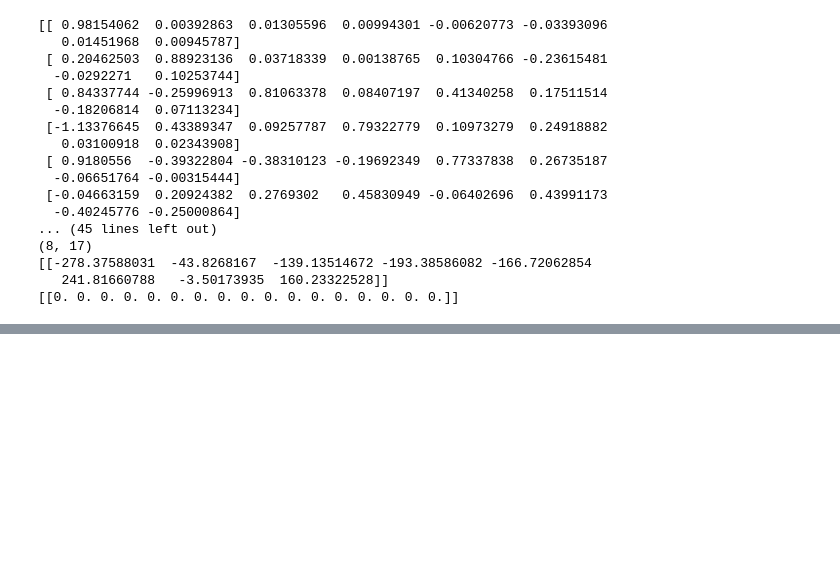
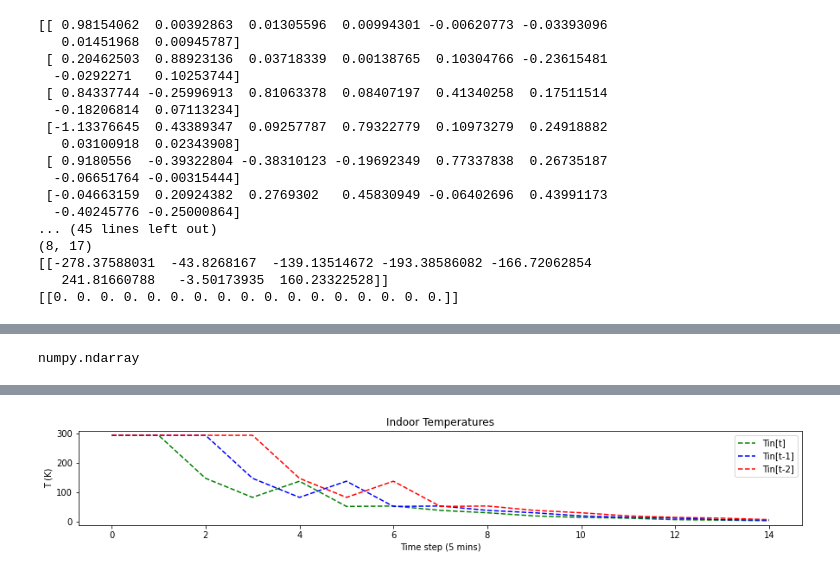
Before and after one commit to henze-research-group/MODRLC, a Jupyter notebook: examples/python/dompc/n4sidtesting.ipynb, the cells around one changed output, grey strips where cells are left out. Drawn from its saved outputs; the diff is of its cells as text; code cells hidden in the pictures; blank space fills up the shorter version.

Commit message:
analyzing results.

```diff
--- a/examples/python/dompc/n4sidtesting.ipynb
+++ b/examples/python/dompc/n4sidtesting.ipynb
@@ -59,0 +97,67 @@ display(y_modeled)
+# %%
+# parse some of the results!
+# -- 003 is the statefeedback.
+results_file = Path('.').resolve() / 'results' / '003_som3.pkl'
+if p.exists():
+    with open(results_file, 'rb') as f:
+        results = pickle.load(f)
+
+variables = results['mpc'].result_queries
+print(f"{'Type':>11}{'Name':>20}")
+print(f"{'----':>11}{'----':>20}")
+for v in variables['ind']:
+    if len(v) > 2:
+        continue
+    print(f"{v[0]:>10}:{v[1]:>20}")
+display(results['mpc'].data_fields)
+display(results['mpc']['_x'].__class__)
+
+
+# tvp indexes
+t_dry_bulb_index = 0
+glo_hor_index = 1
+occ_ratio_index = 2
+t_setpoint_low_index = 3
+t_setpoint_high_index = 4
+elec_cost_index = 5
+
+# x indexes
+x_0_index = 0
+x_1_index = 1
+x_2_index = 2
+t_indoor_index = 3
+t_indoor_prev_index = 4
+t_indoor_prev_prev_index = 5
+
+# u indexes
+t_heat_setpoint_index = 0
+t_cool_setpoint_index = 1
+heating_power_index = 2
+cooling_power_index = 3
+
+# TODO -- deal with time
+# print(results['mpc']['_time'])
+
+max_t = 15
+fig, ax = plt.subplots(figsize=(15, 2))
+plt.plot(results['mpc']['_x', 't_indoor'][:max_t], 'g--', label="Tin[t]")
+plt.plot(results['mpc']['_x', 't_indoor_1'][:max_t], 'b--', label="Tin[t-1]")
+plt.plot(results['mpc']['_x', 't_indoor_2'][:max_t], 'r--', label="Tin[t-2]")
+# plt.plot(results['mpc']['_tvp', 'TSetpoint_Upper'][:max_t], label="TUpper")
+# plt.plot(results['mpc']['_tvp', 'TSetpoint_Lower'][:max_t], label="Tlower")
+
+# plt.plot(index, row['EMA26'], marker='o', markersize=5, color="darkred")
+# plt.axvline(x=index, linewidth=2, color='r')
+
+plt.title('Indoor Temperatures')
+plt.xlabel('Time step (5 mins)')
+plt.ylabel('T (K)')
+plt.legend()
+
+# test the y_meas calculation
+
+
+# display(results['mpc'].keys())
+
+dir(results['mpc'].result_queries)
+# %% [output]
@@ -59,0 +196 @@ display(y_modeled)
+numpy.ndarray
@@ -59,0 +214 @@ display(y_modeled)
+[figure, added]
```
Also changed, not shown: parts of 5 cells of this notebook, 8 other files.
